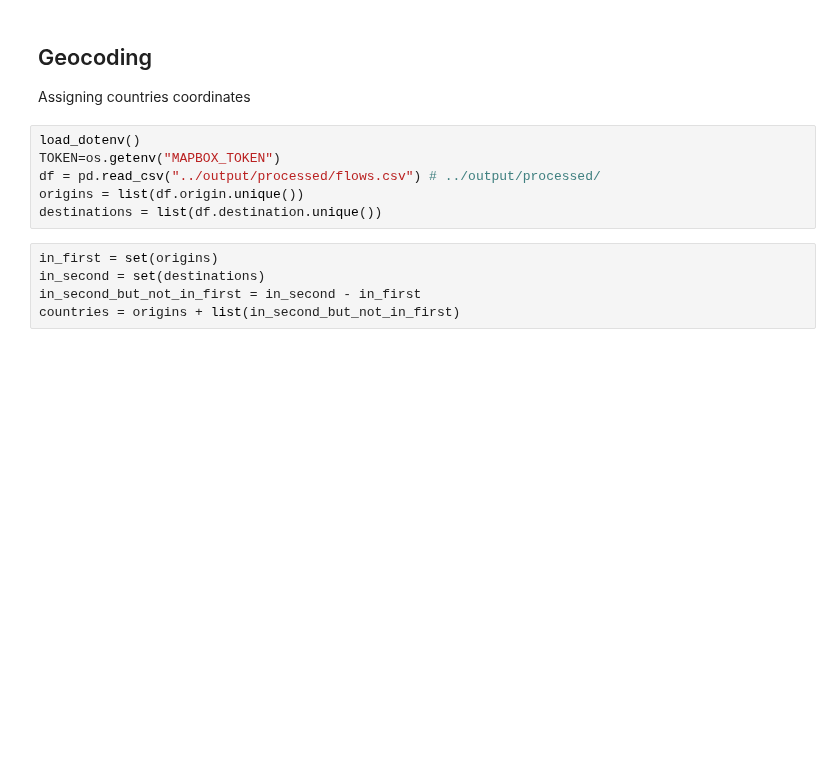
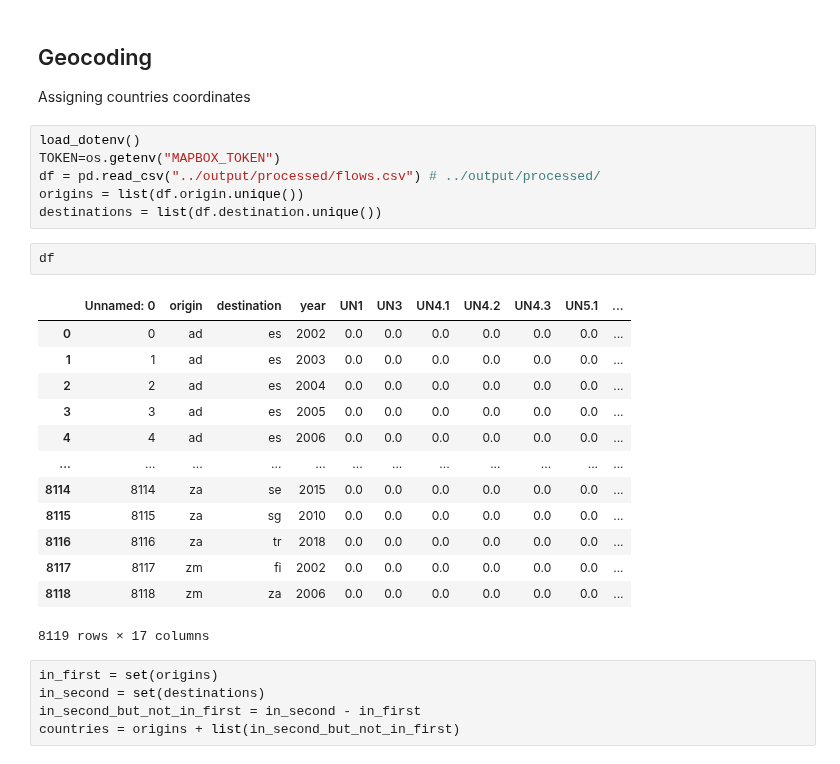
Before and after one commit to jstet/Basel_Convention_Scraper, a Jupyter notebook: data_processing/processing_countries.ipynb, the cells around one changed output. Saved outputs shown, nothing was run; the diff lists cells and outputs as text; blank space fills up the shorter version.

```diff
--- a/data_processing/processing_countries.ipynb
+++ b/data_processing/processing_countries.ipynb
@@ -55,6 +23,22 @@ TOKEN=os.getenv("MAPBOX_TOKEN")
 df = pd.read_csv("../output/processed/flows.csv") # ../output/processed/
 origins = list(df.origin.unique())
 destinations = list(df.destination.unique())
+# %%
+df
+# %% [output]
+|  | Unnamed: 0 | origin | destination | year | UN1 | UN3 | UN4.1 | UN4.2 | UN4.3 | UN5.1 | ... |
+| 0 | 0 | ad | es | 2002 | 0.0 | 0.0 | 0.0 | 0.0 | 0.0 | 0.0 | ... |
+| 1 | 1 | ad | es | 2003 | 0.0 | 0.0 | 0.0 | 0.0 | 0.0 | 0.0 | ... |
+| 2 | 2 | ad | es | 2004 | 0.0 | 0.0 | 0.0 | 0.0 | 0.0 | 0.0 | ... |
+| 3 | 3 | ad | es | 2005 | 0.0 | 0.0 | 0.0 | 0.0 | 0.0 | 0.0 | ... |
+| 4 | 4 | ad | es | 2006 | 0.0 | 0.0 | 0.0 | 0.0 | 0.0 | 0.0 | ... |
+| ... | ... | ... | ... | ... | ... | ... | ... | ... | ... | ... | ... |
+| 8114 | 8114 | za | se | 2015 | 0.0 | 0.0 | 0.0 | 0.0 | 0.0 | 0.0 | ... |
+| 8115 | 8115 | za | sg | 2010 | 0.0 | 0.0 | 0.0 | 0.0 | 0.0 | 0.0 | ... |
+| 8116 | 8116 | za | tr | 2018 | 0.0 | 0.0 | 0.0 | 0.0 | 0.0 | 0.0 | ... |
+| 8117 | 8117 | zm | fi | 2002 | 0.0 | 0.0 | 0.0 | 0.0 | 0.0 | 0.0 | ... |
+| 8118 | 8118 | zm | za | 2006 | 0.0 | 0.0 | 0.0 | 0.0 | 0.0 | 0.0 | ... |
+8119 rows × 17 columns
 # %%
 in_first = set(origins)
 in_second = set(destinations)
```
Also changed, not shown: parts of 19 cells of this notebook, 2 other files.
